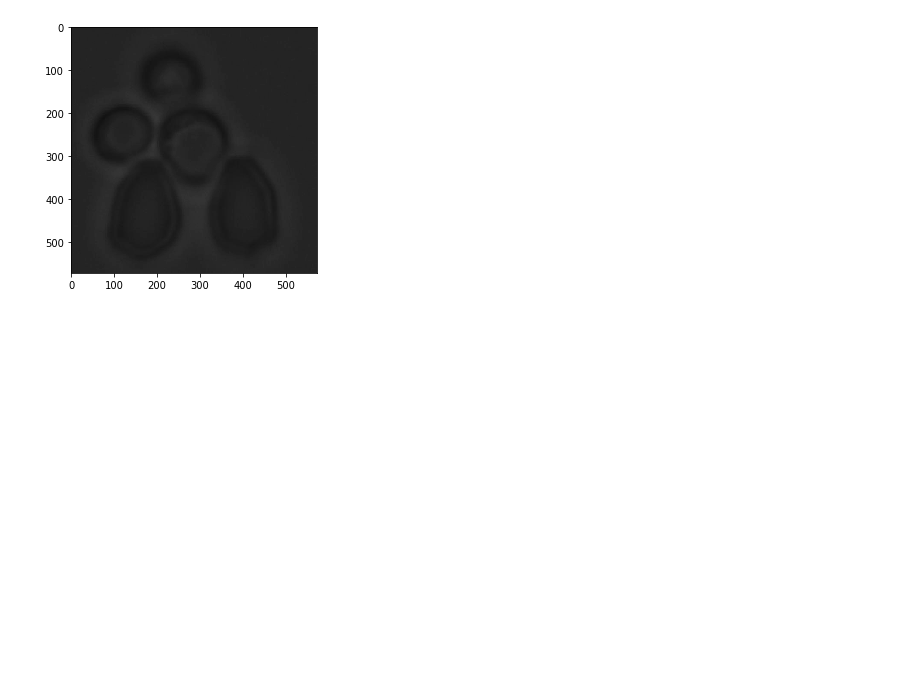
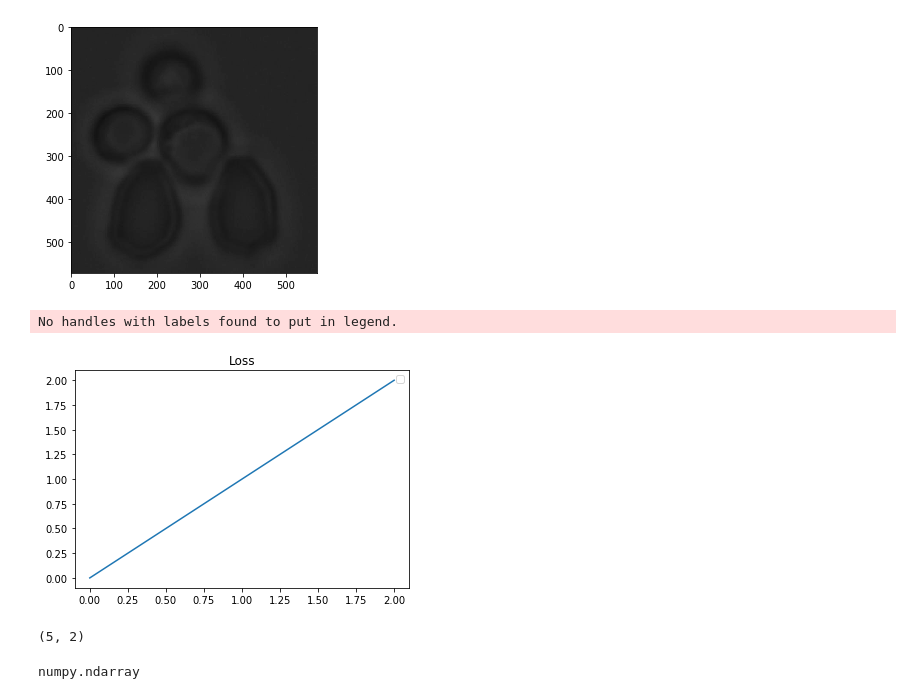
Before and after one commit to ziheng84/Master-thesis, a Jupyter notebook: UNet/test.ipynb, the cells around one changed output. Saved outputs shown, nothing was run; the diff lists cells and outputs as text; code cells hidden in the pictures; blank space fills up the shorter version.

```diff
--- a/UNet/test.ipynb
+++ b/UNet/test.ipynb
@@ -111,3 +111,14 @@ imshow(img_revert)
 # %% [output]
 <matplotlib.image.AxesImage at 0x...>
 [figure]
+# %%
+from matplotlib import pyplot
+
+# plot loss during training
+pyplot.title('Loss')
+pyplot.plot([0,1,2], )
+pyplot.legend()
+pyplot.show()
+# %% [output]
+No handles with labels found to put in legend.
+[figure, added]
@@ -113,0 +127,8 @@ imshow(img_revert)
+# %%
+a.shape
+# %% [output]
+(5, 2)
+# %%
+type(a)
+# %% [output]
+numpy.ndarray
```
Also changed, not shown: parts of 1 cell of this notebook, 17 other files.
